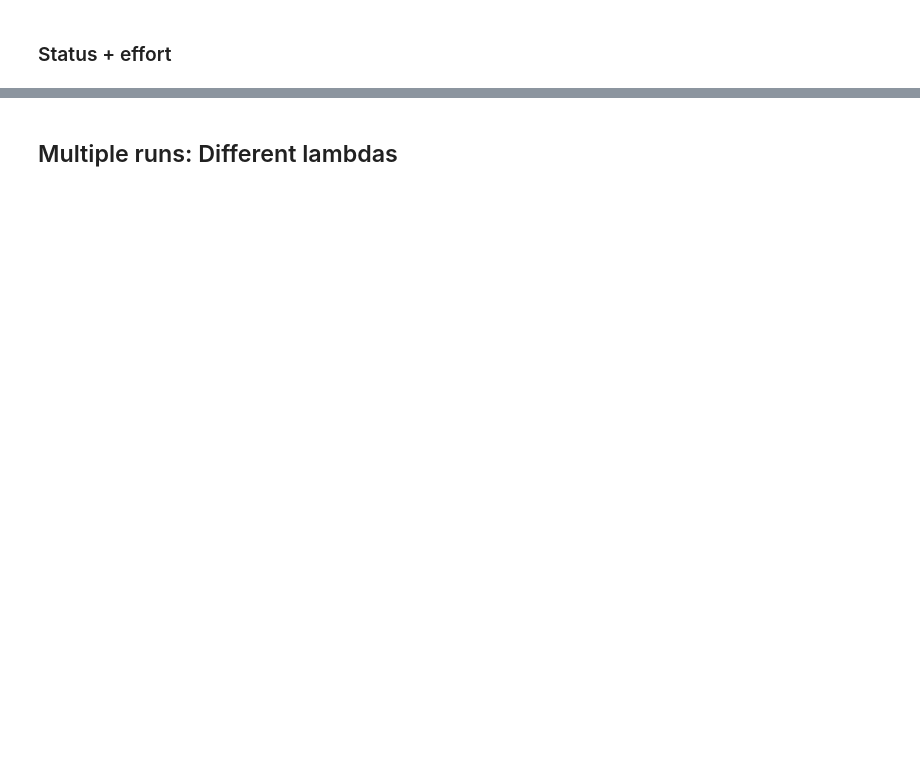
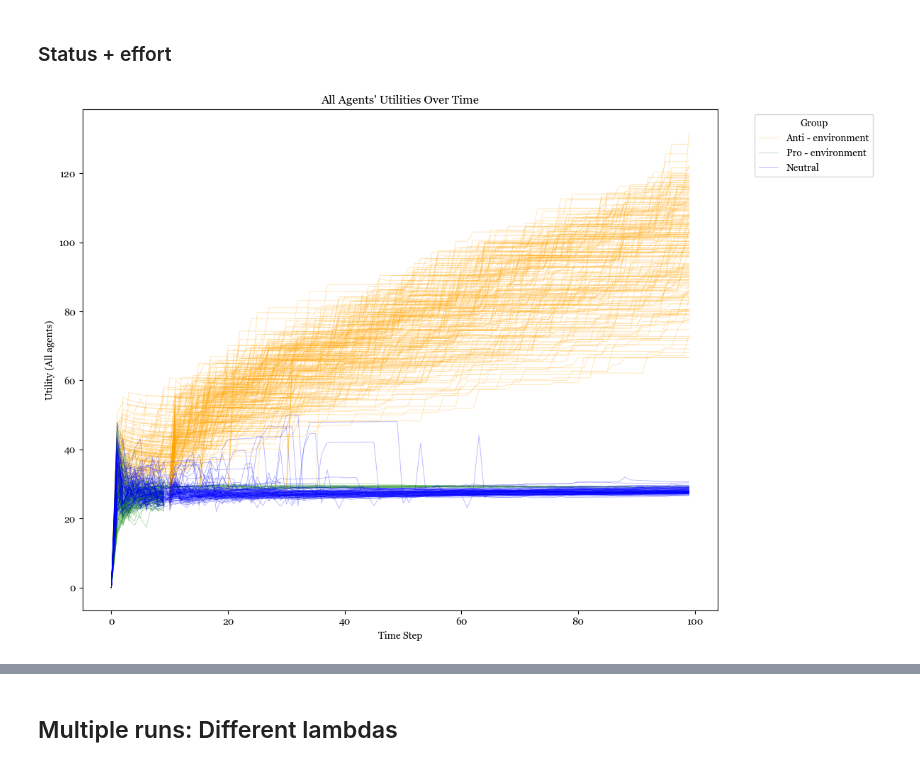
Before and after one commit to s-herrerag/enviromental_behavior_dynamics, a Jupyter notebook: coordination_abm.ipynb, the cells around one changed output, grey strips where cells are left out. Drawn from its saved outputs; the diff is of its cells as text; code cells hidden in the pictures; blank space fills up the shorter version.

```diff
--- a/coordination_abm.ipynb
+++ b/coordination_abm.ipynb
@@ -132,2 +132,102 @@ plt.show()
 # %% [markdown]
 ### Status + effort
+# %%
+# Set the number of agents and other parameters
+N = 300  # Number of agents
+lambda1 = 1/3
+lambda2 = 0.65
+alpha = 1/2
+beta = 2/3
+steps_convincement = 5
+
+# Initialize the model
+model = coordination_model(N, lambda1, lambda2, alpha = alpha, beta = beta, steps_convincement = steps_convincement)
+
+# Run the model for a specified number of steps
+num_steps = 100
+for i in range(num_steps):
+    model.step()
+
+
+# Retrieve the collected data
+agent_data = model.datacollector.get_agent_vars_dataframe()
+
+# Reset index to get agent IDs and steps as columns
+agent_data = agent_data.reset_index()
+
+# Ensure no missing values in Utilities (fill with 0 if needed)
+agent_data['Utility'] = agent_data['Utility'].fillna(0)
+
+# Plot all agents' utilities over time, colored by group
+plt.figure(figsize=(12, 8))
+sns.lineplot(data=agent_data, units= "AgentID", x='Step', y='Utility', hue='Group', legend='full', linewidth=0.6, alpha = 0.3, estimator=None, palette= color_dict)
+plt.title("All Agents' Utilities Over Time")
+plt.xlabel("Time Step")
+plt.ylabel("Utility (All agents)")
+plt.legend(title='Group', bbox_to_anchor=(1.05, 1), loc='upper left')
+plt.tight_layout()
+plt.show()
+
+# Plot all agents' consumptions over time, colored by group
+plt.figure(figsize=(12, 8))
+sns.lineplot(data=agent_data, units= "AgentID", x='Step', y='Consumption', hue='Group', legend='full', linewidth=0.6, alpha = 0.3, estimator=None, palette= color_dict)
+plt.title("All Agents' Consumptions Over Time")
+plt.xlabel("Time Step")
+plt.ylabel("Consumption (All agents)")
+plt.legend(title='Group', bbox_to_anchor=(1.05, 1), loc='upper left')
+plt.tight_layout()
+plt.show()
+
+# Group data by Step and Group for utilities
+plt.figure(figsize=(12, 8))
+sns.lineplot(data=agent_data, units= None, x='Step', y='Utility', hue='Group', legend='full', linewidth=0.8, alpha = 1, estimator="average", palette= color_dict)
+plt.title("Agents' Average Utilities Over Time")
+plt.xlabel("Time Step")
+plt.ylabel("Utility (Avg)")
+plt.legend(title='Group', bbox_to_anchor=(1.05, 1), loc='upper left')
+plt.tight_layout()
+plt.show()
+
+# Plot all agents' consumptions over time, colored by group
+plt.figure(figsize=(12, 8))
+sns.lineplot(data=agent_data, units= None, x='Step', y='Consumption', hue='Group', legend='full', linewidth=0.6, alpha = 1, estimator="average", palette= color_dict)
+plt.title("Agents' Average Consumptions Over Time")
+plt.xlabel("Time Step")
+plt.legend(title='Group', bbox_to_anchor=(1.05, 1), loc='upper left')
+plt.tight_layout()
+plt.legend(title='Group')
+plt.show()
+
+# Count the number of individuals in each group at each `Step`
+group_shares = agent_data.groupby(['Step', 'Group'])['AgentID'].count().reset_index()
+
+# Normalize the counts within each `Step` to get shares
+group_shares['Share'] = group_shares['AgentID'].apply(lambda x: x * 100 / N)
+
+# Pivot the data to ensure all steps have entries for each group, filling missing values with zero
+pivoted_shares = group_shares.pivot(index='Step', columns='Group', values='Share').fillna(0)
+
+# Extract the data for plotting, ensuring they align with `Step`
+steps_stack = pivoted_shares.index.tolist()
+anti_stack = pivoted_shares.get('Anti - environment', 0).tolist()
+neutral_stack = pivoted_shares.get('Neutral', 0).tolist()
+pro_stack = pivoted_shares.get('Pro - environment', 0).tolist()
+
+# Plot
+plt.figure(figsize=(10, 6))
+plt.stackplot(
+    steps_stack,
+    anti_stack,
+    neutral_stack,
+    pro_stack,
+    labels=['Anti - environment', 'Neutral', 'Pro - environment'],
+    colors=[color_dict['Anti - environment'], color_dict['Neutral'], color_dict['Pro - environment']]
+)
+plt.title("Size of groups over time")
+plt.xlabel("Time Step")
+plt.ylabel("Share (%)")
+plt.legend(title='Group', bbox_to_anchor=(1.05, 1), loc='upper left')
+plt.tight_layout()
+plt.show()
+# %% [output]
+[figure, added]
```
Also changed, not shown: parts of 5 cells of this notebook, 1 other file.
